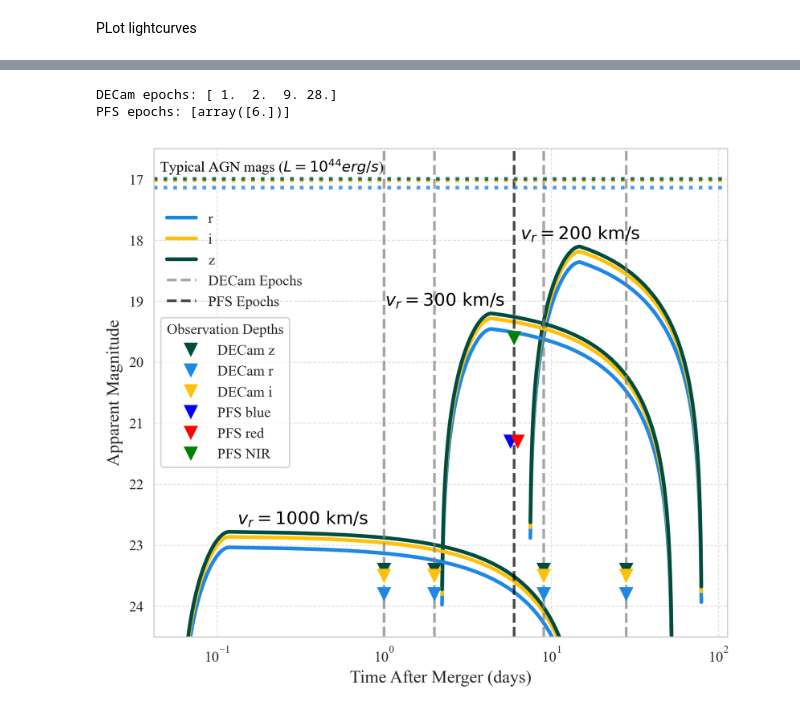
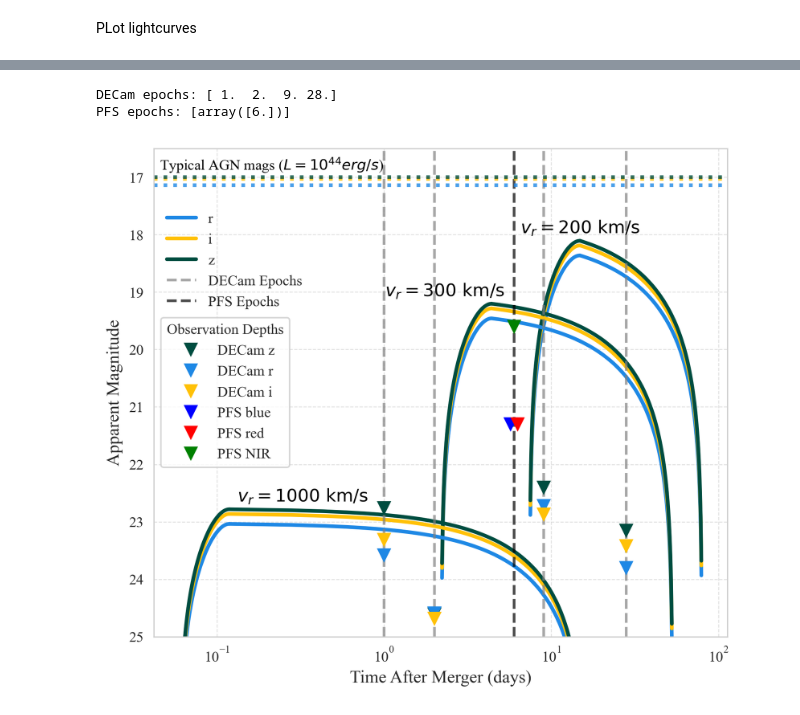
Before and after one commit to simran2296/DESGW_PFS_lcs, a Jupyter notebook: S250328ae/S250328ae_lcs.ipynb, the cells around one changed output, grey strips where cells are left out. Saved outputs shown, nothing was run; the diff lists cells and outputs as text; code cells hidden in the pictures.

```diff
--- a/S250328ae/S250328ae_lcs.ipynb
+++ b/S250328ae/S250328ae_lcs.ipynb
@@ -667,11 +667,17 @@ S250328ae: [6.]
     {"z": 21.6, "r": 22.3, "i": 22.1},
 ]'''
 #The $3\sigma$ limiting magnitudes of variability for detected transients in the DECam observations
-values_decam = [
+'''values_decam = [
     {"z": 23.4, "r": 23.8, "i": 23.5},
     {"z": 23.4, "r": 23.8, "i": 23.5},
     {"z": 23.4, "r": 23.8, "i": 23.5},
     {"z": 23.4, "r": 23.8, "i": 23.5},
+]'''
+values_decam = [
+    {"r": 23.58, "i": 23.31, "z": 22.76},
+    {"r": 24.59, "i": 24.68, "z": 24.61},
+    {"r": 22.72, "i": 22.87, "z": 22.40},
+    {"r": 23.80, "i": 23.42, "z": 23.15}
 ]
 values_pfs = [
     {"blue": 21.3, "red": 21.3, "nir": 19.6}
@@ -935,7 +941,7 @@ ax.invert_yaxis()
 #ax2.set_xlim(0.1, 100)  # Set x-axis limits for better visibility
 ax.set_xscale('log')
 #ax.set_yscale('log')
-ax.set_ylim(24.5, 16.5)
+ax.set_ylim(25., 16.5)
 
 
 #ax.set_ylim(19.1, 18.6)
@@ -949,7 +955,6 @@ ax.set_ylim(24.5, 16.5)
 
 # Observation depths
 for x in epochs[i]:
-    #print(x)
     ax.plot(x, obs_depths_decam[x]['z'], color=colors['z'], marker='v', markersize=8, label='DECam Observation Depths' if x == epochs[i][0] else "")
     ax.plot(x, obs_depths_decam[x]['r'], color=colors['r'], marker='v', markersize=8)
     ax.plot(x, obs_depths_decam[x]['i'], color=colors['i'], marker='v', markersize=8)
@@ -960,31 +965,31 @@ for x in pfs_epochs_list:
     mjd_epoch = float(x[0])  # extract the scalar from array([6.])
     ax.plot(mjd_epoch - offset, obs_depths_pfs[mjd_epoch]['blue'], color='blue', marker='v', markersize=8, label='PFS Blue-band Depth')
     ax.plot(mjd_epoch + offset, obs_depths_pfs[mjd_epoch]['red'], color='red', marker='v', markersize=8, label='PFS Red-band Depth')
     ax.plot(mjd_epoch, obs_depths_pfs[mjd_epoch]['nir'], color='green', marker='v', markersize=8, label='PFS NIR Depth')
 
 # Custom legend
 depth_legend_lines = [
     Line2D([0], [0], color=colors['z'], marker='v', linestyle='None', markersize=8, label='DECam z'),
     Line2D([0], [0], color=colors['r'], marker='v', linestyle='None', markersize=8, label='DECam r'),
     Line2D([0], [0], color=colors['i'], marker='v', linestyle='None', markersize=8, label='DECam i'),
     Line2D([0], [0], color='blue', marker='v', linestyle='None', markersize=8, label='PFS blue'),
     Line2D([0], [0], color='red', marker='v', linestyle='None', markersize=8, label='PFS red'),
     Line2D([0], [0], color='green', marker='v', linestyle='None', markersize=8, label='PFS NIR'),
 ]
 
 depth_legend = ax.legend(
     handles=depth_legend_lines,
     loc='center left',          # corner inside the axes
     #bbox_to_anchor=(1, 1),      # anchor to the left side of middle
     frameon=True,
     title="Observation Depths",
     fontsize='small',
     title_fontsize='small'
 )
 
 plt.savefig(f'lightcurve_{event}.jpeg', bbox_inches='tight', dpi=600)
 plt.show()
 # %% [output]
 DECam epochs: [ 1.  2.  9. 28.]
 PFS epochs: [array([6.])]
-[figure, old version]
+[figure, new version]
```
Also changed, not shown: parts of 4 cells of this notebook, 2 other files.
